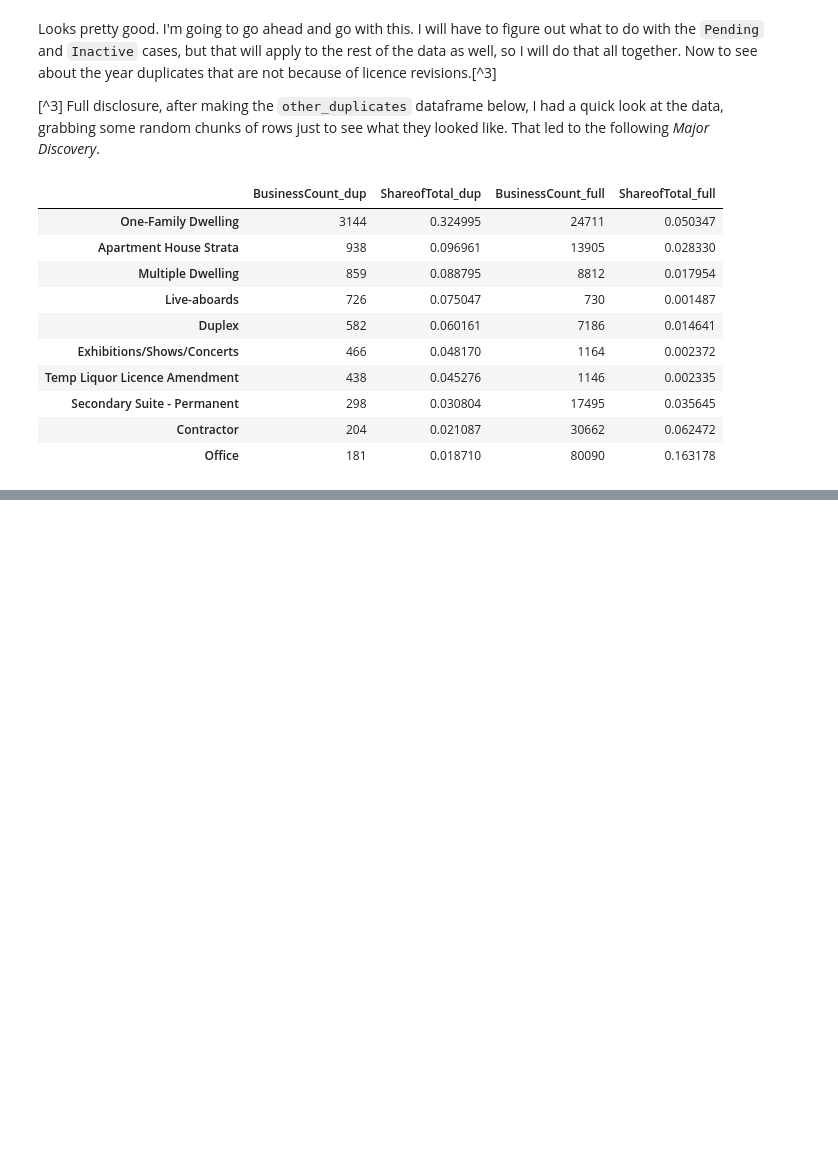
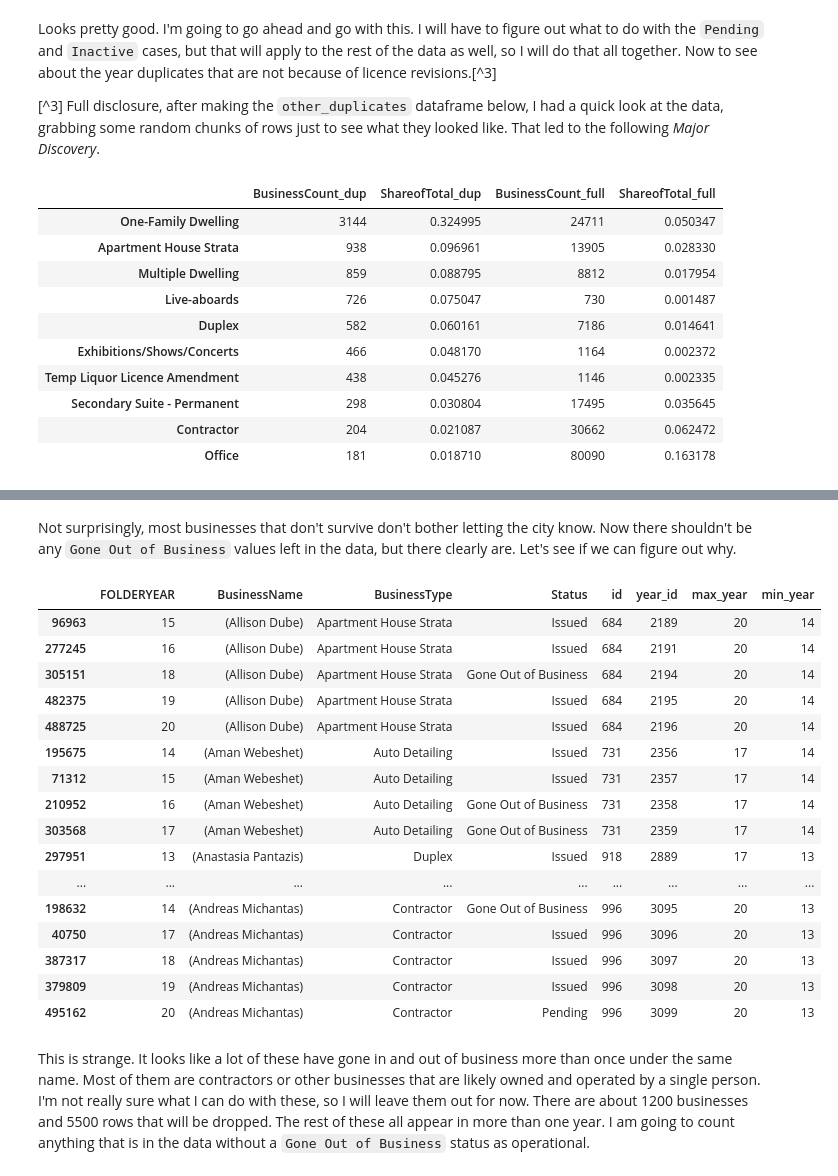
Before and after one commit to colinspear/business-licenses, a Jupyter notebook: notebooks/cleanup.ipynb, the cells around one changed output, grey strips where cells are left out. Drawn from its saved outputs; the diff is of its cells as text; code cells hidden in the pictures; blank space fills up the shorter version.

```diff
--- a/notebooks/cleanup.ipynb
+++ b/notebooks/cleanup.ipynb
@@ -361,3 +183,0 @@ Name: FOLDERYEAR, dtype: int64
-# %%
-#df['IssuedDate'] = pd.to_datetime(df['IssuedDate'].str.split('T').str[0])
-df['ExpiredDate'] = pd.to_datetime(df['ExpiredDate'])
@@ -401,0 +204,5 @@ df['LicenceNumber'].duplicated().sum()
+# %%
+# drop the initial subset of data and add back in the licencse revisions
+
+df = df.loc[~df['year_id'].isin(year_duplicates['year_id'])]
+df = df.append(lic_revisions_final.drop('max_rev', axis=1), verify_integrity=True)
@@ -401,0 +221,8 @@ df['LicenceNumber'].duplicated().sum()
+# %%
+# drop businesses that don't appear in more than one year
+df['max_year'] = df.groupby('id')['FOLDERYEAR'].transform('max')
+df['min_year'] = df.groupby('id')['FOLDERYEAR'].transform('min')
+df['years_active'] = df['FOLDERYEAR'] - df['min_year']
+df['lifespan'] = df['max_year'] - df['min_year']
+# drops all businesses without records before 2020
+df = df.loc[df['lifespan']!=0]
@@ -401,0 +251,8 @@ df['LicenceNumber'].duplicated().sum()
+# %%
+# businesses that drop out of data without ever recording a value of Gone Out of Business
+df['new_status'] = df['Status']
+
+c = ((df['max_year']==df['FOLDERYEAR']) & (df['FOLDERYEAR']!=20))
+df.loc[c, 'new_status'] = 'GOB'
+
+df.groupby('FOLDERYEAR')['new_status'].value_counts().unstack(level=0)
@@ -401,0 +268,32 @@ df['LicenceNumber'].duplicated().sum()
+# %% [markdown]
+Not surprisingly, most businesses that don't survive don't bother letting the city know. Now there shouldn't be any `Gone Out of Business` values left in the data, but there clearly are. Let's see if we can figure out why.
+# %%
+anomalies = df.loc[(df['new_status']=='Gone Out of Business') & (df['FOLDERYEAR']!=20), 'id'].unique()
+
+disp_cols = ['FOLDERYEAR', 'BusinessName', 'BusinessType', 'Status', 'id', 'year_id', 'max_year', 'min_year']
+
+anomalies = df.loc[df['id'].isin(anomalies), disp_cols].sort_values(['id', 'FOLDERYEAR'])
+
+anomalies[40:60]
+
+# anomalies.groupby('BusinessType')['id'].nunique().sort_values(ascending=False)
+# %% [output]
+|  | FOLDERYEAR | BusinessName | BusinessType | Status | id | year_id | max_year | min_year |
+| 96963 | 15 | (Allison Dube) | Apartment House Strata | Issued | 684 | 2189 | 20 | 14 |
+| 277245 | 16 | (Allison Dube) | Apartment House Strata | Issued | 684 | 2191 | 20 | 14 |
+| 305151 | 18 | (Allison Dube) | Apartment House Strata | Gone Out of Business | 684 | 2194 | 20 | 14 |
+| 482375 | 19 | (Allison Dube) | Apartment House Strata | Issued | 684 | 2195 | 20 | 14 |
+| 488725 | 20 | (Allison Dube) | Apartment House Strata | Issued | 684 | 2196 | 20 | 14 |
+| 195675 | 14 | (Aman Webeshet) | Auto Detailing | Issued | 731 | 2356 | 17 | 14 |
+| 71312 | 15 | (Aman Webeshet) | Auto Detailing | Issued | 731 | 2357 | 17 | 14 |
+| 210952 | 16 | (Aman Webeshet) | Auto Detailing | Gone Out of Business | 731 | 2358 | 17 | 14 |
+| 303568 | 17 | (Aman Webeshet) | Auto Detailing | Gone Out of Business | 731 | 2359 | 17 | 14 |
+| 297951 | 13 | (Anastasia Pantazis) | Duplex | Issued | 918 | 2889 | 17 | 13 |
+| ... | ... | ... | ... | ... | ... | ... | ... | ... |
+| 198632 | 14 | (Andreas Michantas) | Contractor | Gone Out of Business | 996 | 3095 | 20 | 13 |
+| 40750 | 17 | (Andreas Michantas) | Contractor | Issued | 996 | 3096 | 20 | 13 |
+| 387317 | 18 | (Andreas Michantas) | Contractor | Issued | 996 | 3097 | 20 | 13 |
+| 379809 | 19 | (Andreas Michantas) | Contractor | Issued | 996 | 3098 | 20 | 13 |
+| 495162 | 20 | (Andreas Michantas) | Contractor | Pending | 996 | 3099 | 20 | 13 |
+# %% [markdown]
+This is strange. It looks like a lot of these have gone in and out of business more than once under the same name. Most of them are contractors or other businesses that are likely owned and operated by a single person. I'm not really sure what I can do with these, so I will leave them out for now. There are about 1200 businesses and 5500 rows that will be dropped. The rest of these all appear in more than one year. I am going to count anything that is in the data without a `Gone Out of Business` status as operational.
```
Also changed, not shown: parts of 44 cells of this notebook, 2 other files.
